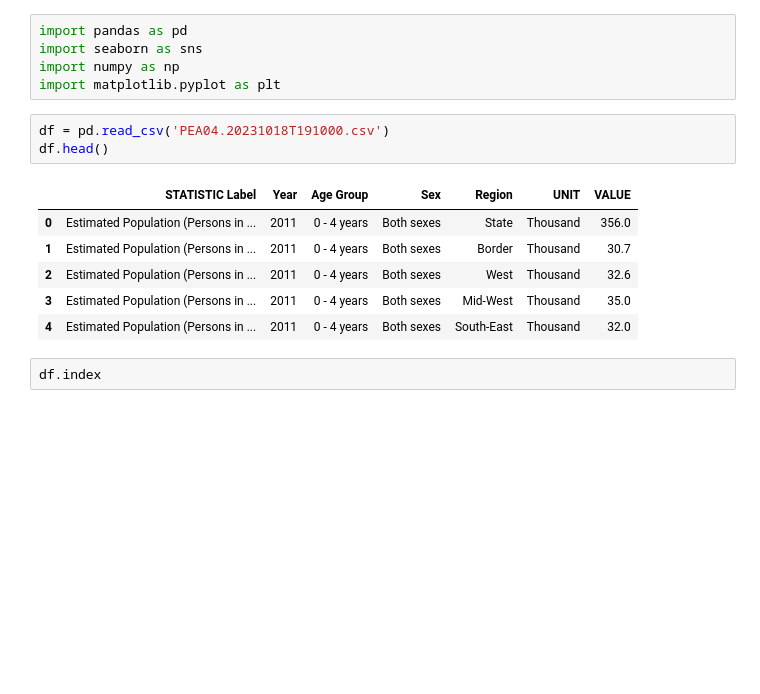
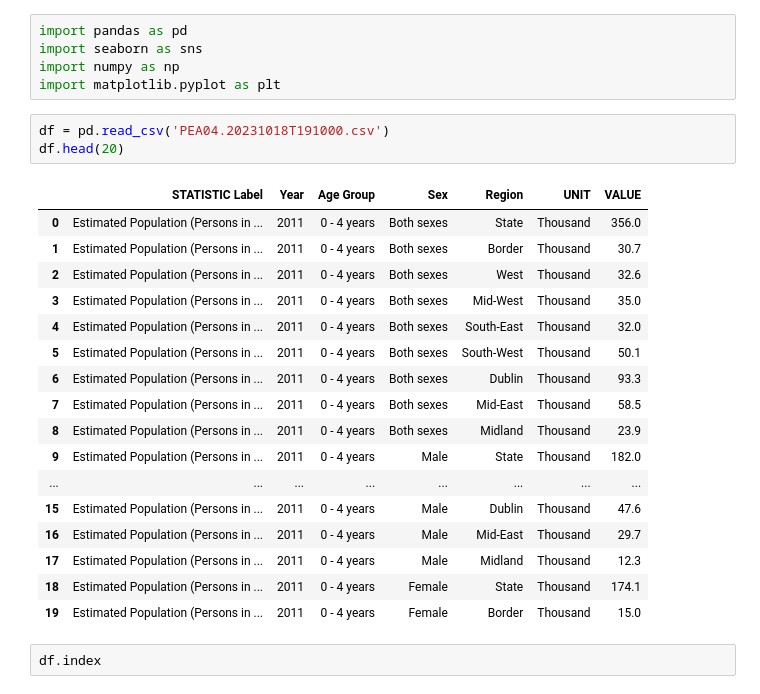
Before and after one commit to shyamghan17/Assignments, a Jupyter notebook: Population_dataset.ipynb, the cells around one changed output. Drawn from its saved outputs; the diff is of its cells as text; blank space fills up the shorter version.

```diff
--- a/Population_dataset.ipynb
+++ b/Population_dataset.ipynb
@@ -5,14 +5,25 @@ import numpy as np
 import matplotlib.pyplot as plt
 # %%
 df = pd.read_csv('PEA04.20231018T191000.csv')
-df.head()
+df.head(20)
 # %% [output]
 |  | STATISTIC Label | Year | Age Group | Sex | Region | UNIT | VALUE |
 | 0 | Estimated Population (Persons in ... | 2011 | 0 - 4 years | Both sexes | State | Thousand | 356.0 |
 | 1 | Estimated Population (Persons in ... | 2011 | 0 - 4 years | Both sexes | Border | Thousand | 30.7 |
 | 2 | Estimated Population (Persons in ... | 2011 | 0 - 4 years | Both sexes | West | Thousand | 32.6 |
 | 3 | Estimated Population (Persons in ... | 2011 | 0 - 4 years | Both sexes | Mid-West | Thousand | 35.0 |
 | 4 | Estimated Population (Persons in ... | 2011 | 0 - 4 years | Both sexes | South-East | Thousand | 32.0 |
+| 5 | Estimated Population (Persons in ... | 2011 | 0 - 4 years | Both sexes | South-West | Thousand | 50.1 |
+| 6 | Estimated Population (Persons in ... | 2011 | 0 - 4 years | Both sexes | Dublin | Thousand | 93.3 |
+| 7 | Estimated Population (Persons in ... | 2011 | 0 - 4 years | Both sexes | Mid-East | Thousand | 58.5 |
+| 8 | Estimated Population (Persons in ... | 2011 | 0 - 4 years | Both sexes | Midland | Thousand | 23.9 |
+| 9 | Estimated Population (Persons in ... | 2011 | 0 - 4 years | Male | State | Thousand | 182.0 |
+| ... | ... | ... | ... | ... | ... | ... | ... |
+| 15 | Estimated Population (Persons in ... | 2011 | 0 - 4 years | Male | Dublin | Thousand | 47.6 |
+| 16 | Estimated Population (Persons in ... | 2011 | 0 - 4 years | Male | Mid-East | Thousand | 29.7 |
+| 17 | Estimated Population (Persons in ... | 2011 | 0 - 4 years | Male | Midland | Thousand | 12.3 |
+| 18 | Estimated Population (Persons in ... | 2011 | 0 - 4 years | Female | State | Thousand | 174.1 |
+| 19 | Estimated Population (Persons in ... | 2011 | 0 - 4 years | Female | Border | Thousand | 15.0 |
 # %%
 df.index
 # %% [output]
```
Also changed, not shown: parts of 5 cells of this notebook.
